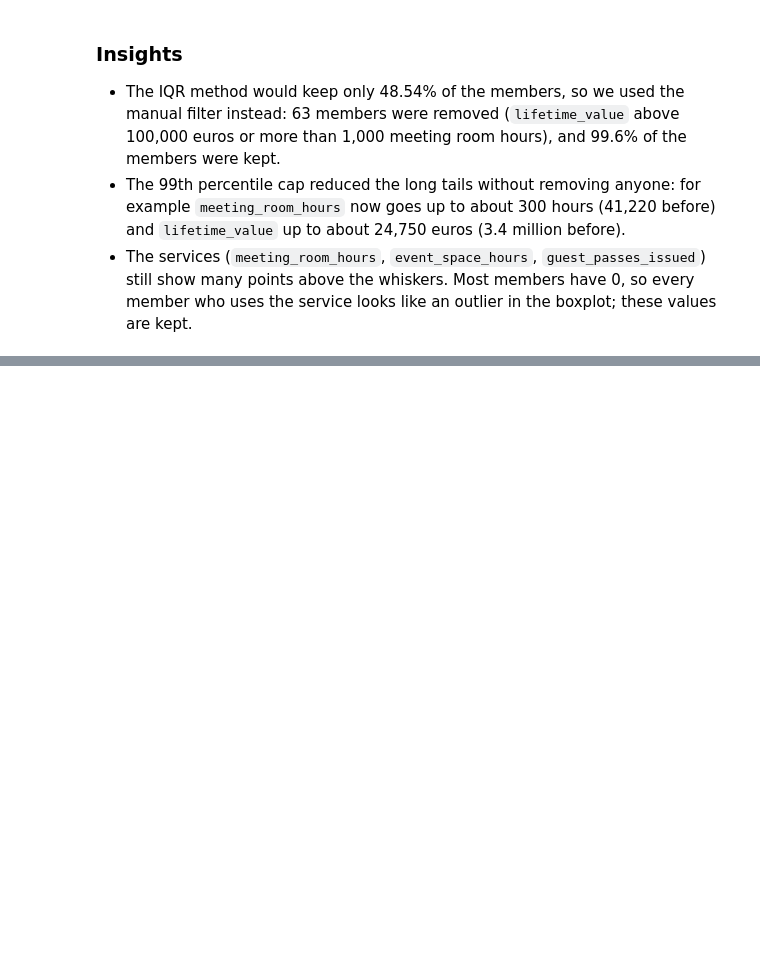
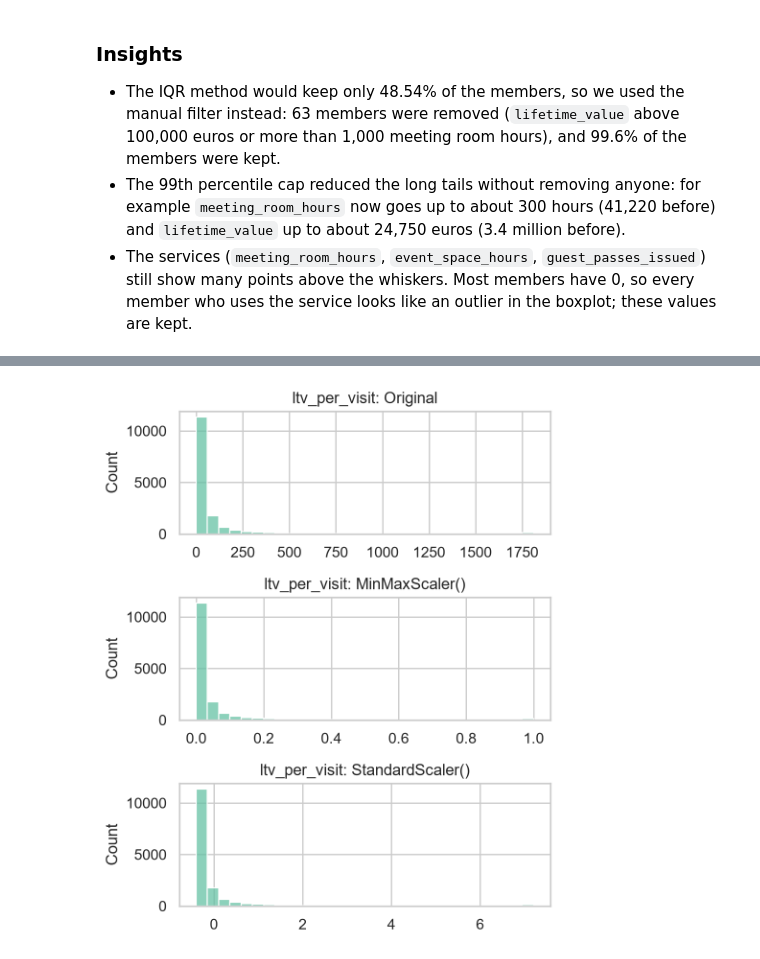
Before and after one commit to tediamohs-a11y/Data_Mining_Project, a Jupyter notebook: Data_Preparation.ipynb, the cells around one changed output, grey strips where cells are left out. Cells and saved outputs as stored; diff of their text form; code cells hidden in the pictures; blank space fills up the shorter version.

```diff
--- a/Data_Preparation.ipynb
+++ b/Data_Preparation.ipynb
@@ -915,0 +1145,27 @@ plt.show()
+# %%
+sns.set_style("whitegrid")
+
+# Create subplots with 3 rows, 1 column
+fig, axes = plt.subplots(3, 1, figsize=(5, 6), tight_layout=True)
+
+# Which feature do you want to visualize?
+hp_feat = "ltv_per_visit"
+
+# common function args for histplot
+hp_args = dict(x=hp_feat, bins=30)
+
+sns.histplot(df, ax=axes[0], **hp_args)
+axes[0].set_title("{}: Original".format(hp_feat))
+axes[0].set_xlabel(None)
+
+sns.histplot(df_minmax, ax=axes[1], **hp_args)
+axes[1].set_title("{}: MinMaxScaler()".format(hp_feat))
+axes[1].set_xlabel(None)
+
+sns.histplot(df_standard, ax=axes[2], **hp_args)
+axes[2].set_title("{}: StandardScaler()".format(hp_feat))
+axes[2].set_xlabel(None)
+
+plt.show()
+# %% [output]
+[figure, added]
```
Also changed, not shown: parts of 33 cells of this notebook, 2 other files.
